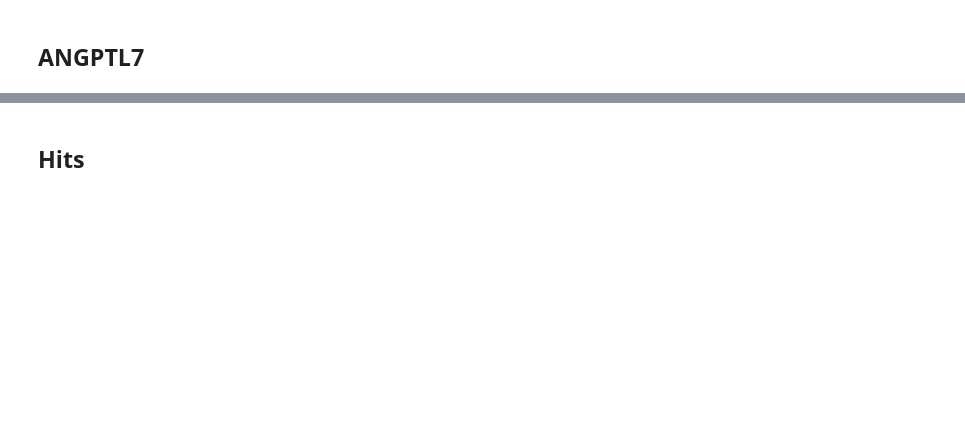
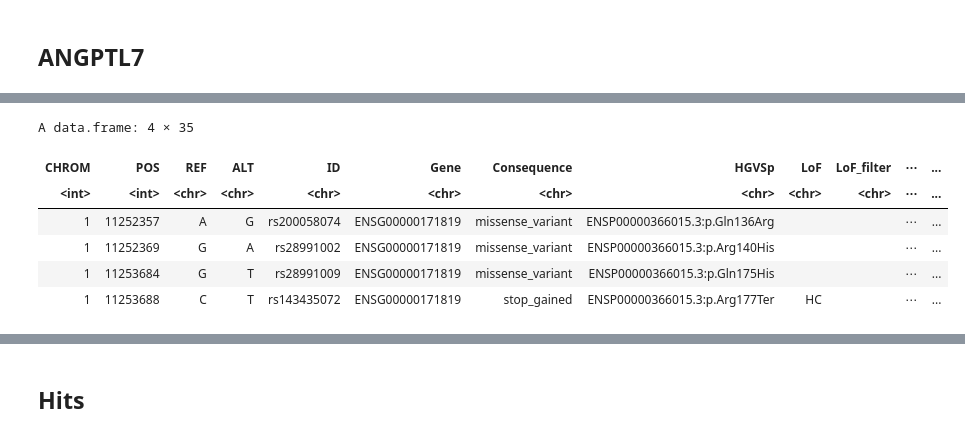
Before and after one commit to rivas-lab/ANGPTL7, a Jupyter notebook: notebook/ukbb_summary_stats_analysis/ANGPTL7_IOP.ipynb, the cells around one changed output, grey strips where cells are left out. Saved outputs shown, nothing was run; the diff lists cells and outputs as text; code cells hidden in the pictures; blank space fills up the shorter version.

```diff
--- a/notebook/ukbb_summary_stats_analysis/ANGPTL7_IOP.ipynb
+++ b/notebook/ukbb_summary_stats_analysis/ANGPTL7_IOP.ipynb
@@ -85 +130,11 @@ select(-CHROM, -POS, -REF, -ALT, -A1, -TEST, -OBS_CT)
+# %%
+annot.arr %>% filter(Gene_symbol == 'ANGPTL7', 0.0001 < MAF, MAF < 0.01)
+# %% [output]
+A data.frame: 4 × 35
+| CHROM | POS | REF | ALT | ID | Gene | Consequence | HGVSp | LoF | LoF_filter | ⋯ | ... |
+| <int> | <int> | <chr> | <chr> | <chr> | <chr> | <chr> | <chr> | <chr> | <chr> | ⋯ | ... |
+| 1 | 11252357 | A | G | rs200058074 | ENSG00000171819 | missense_variant | ENSP00000366015.3:p.Gln136Arg |  |  | ⋯ | ... |
+| 1 | 11252369 | G | A | rs28991002 | ENSG00000171819 | missense_variant | ENSP00000366015.3:p.Arg140His |  |  | ⋯ | ... |
+| 1 | 11253684 | G | T | rs28991009 | ENSG00000171819 | missense_variant | ENSP00000366015.3:p.Gln175His |  |  | ⋯ | ... |
+| 1 | 11253688 | C | T | rs143435072 | ENSG00000171819 | stop_gained | ENSP00000366015.3:p.Arg177Ter | HC |  | ⋯ | ... |
 # %%
```
Also changed, not shown: parts of 32 cells of this notebook, 15 other files.
